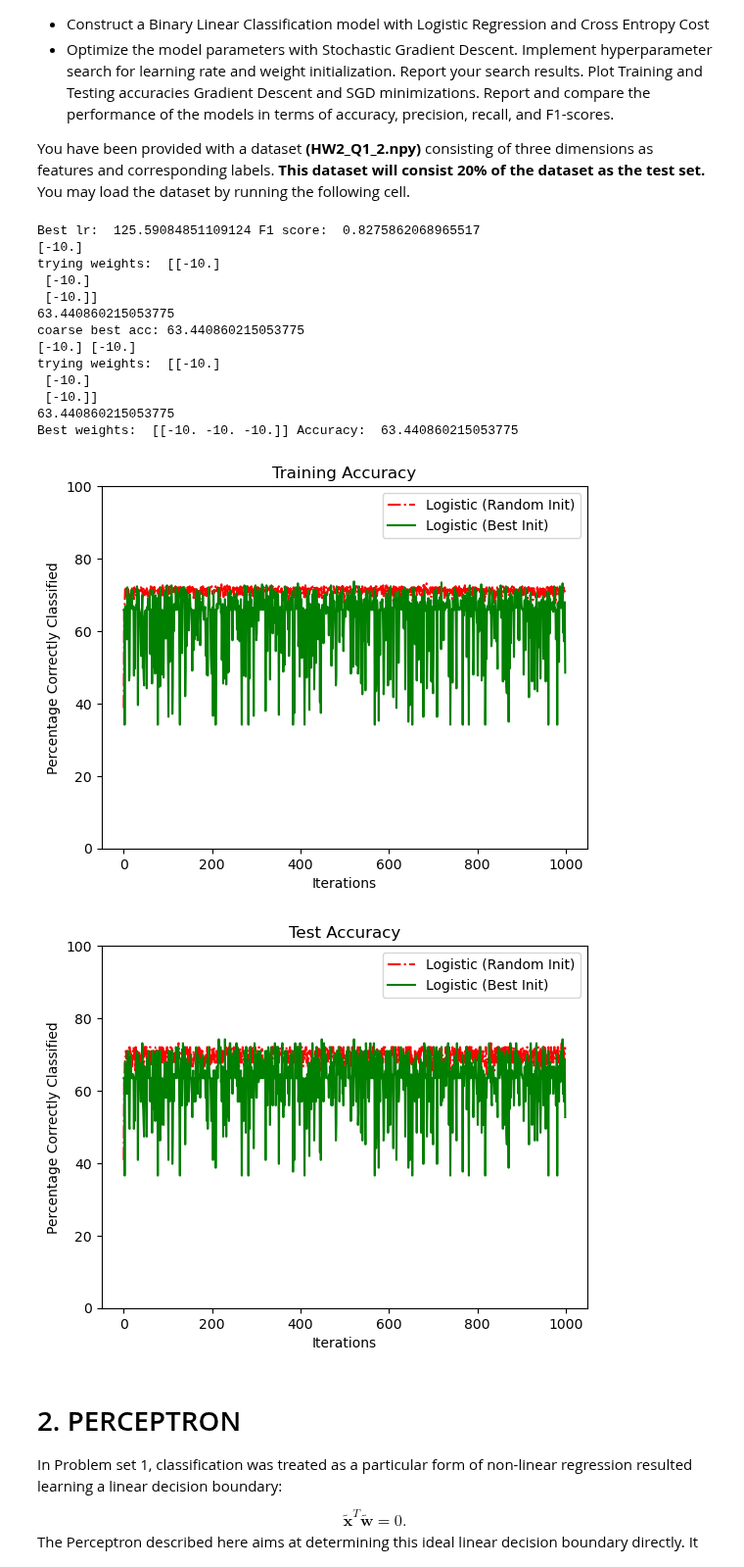
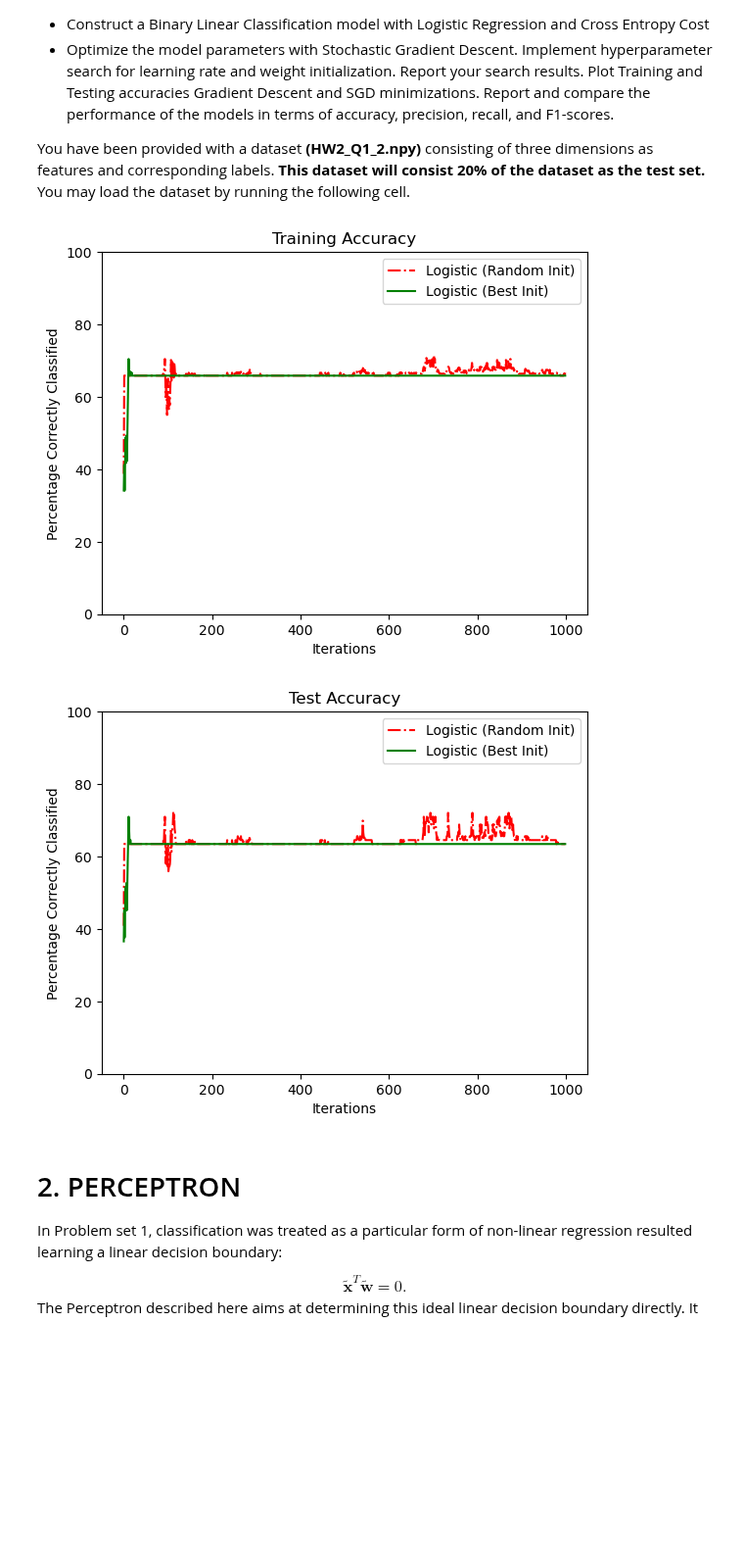
Before and after one commit to MustafaKrc/LFD24, a Jupyter notebook: Binary Linear Classification with Logistic Regression and Perceptron (With SGD)/Homework-3.ipynb, the cells around one changed output. Shown at 98% size. Cells and saved outputs as stored; diff of their text form; code cells hidden in the pictures; blank space fills up the shorter version.

Commit message:
Fix gradient calc & accuracy calc
1.2 and 2.1 are still broken..

```diff
--- a/Binary Linear Classification with Logistic Regression and Perceptron (With SGD)/Homework-3.ipynb
+++ b/Binary Linear Classification with Logistic Regression and Perceptron (With SGD)/Homework-3.ipynb
@@ -445,67 +466,57 @@ scaler = MinMaxScaler()
 # Fit the scaler to x_train
 scaler.fit(x_train)
 
+
 # Transform x_train and x_test
 x_train_scaled = scaler.transform(x_train)
 x_test_scaled = scaler.transform(x_test)
 
 # Create a model instance
-best_lr, lr_f1 = findOptimumLR(10**-6, 10, x_train_scaled, y_train, x_test_scaled, y_test,
-                                100, LogisticRegression, sensitivity=55)
-print("Best lr: ", best_lr, "F1 score: ", lr_f1)
+#best_lr, lr_f1 = findOptimumLR(10**-6, 10, x_train_scaled, y_train, x_test_scaled, y_test,
+#                                75, LogisticRegression, sensitivity=20)
+#print("Best lr: ", best_lr, "F1 score: ", lr_f1)
 
-best_w, w_acc = findOptimumInitWeights_CE(-10, 10, x_train_scaled, y_train, x_test_scaled, y_test,
-                                        100, LogisticRegression, lr = best_lr, sensitivity = 25)
-print("Best weights: ", best_w, "Accuracy: ", w_acc)
+#best_w, w_acc = findOptimumInitWeights_CE(-10, 10, x_train_scaled, y_train, x_test_scaled, y_test,
+#                                        25, LogisticRegression, lr = best_lr, sensitivity = 7.5)
+#print("Best weights: ", best_w, "Accuracy: ", w_acc)
 rand_model_ce = LogisticRegression(x_train_scaled, y_train, x_test_scaled, y_test) # random initialization
+best_lr = 0.02
+best_w = np.array([[0.05], [0.05], [0.05]]).T
 best_model_ce = LogisticRegression(x_train_scaled, y_train, x_test_scaled, y_test, lr = best_lr, init_weights = best_w) # best initialization
 
 random_train_acc_CE, random_test_acc_CE = rand_model_ce.train_binary_classification_cross_entropy(iterations = 1000)
 best_train_acc_CE, best_test_acc_CE = best_model_ce.train_binary_classification_cross_entropy(iterations = 1000)
 
 #Plot the model training accuracies
 plt.xlabel('Iterations')
 plt.ylabel('Percentage Correctly Classified')
 plt.title('Training Accuracy')
 plt.ylim([0, 100])
 plt.plot(random_train_acc_CE, 'r-.', label='Logistic (Random Init)')
 plt.plot(best_train_acc_CE, 'g-', label='Logistic (Best Init)')
 plt.legend(loc='best')
 plt.show()
 
 #Plot the model testing accuracies
 plt.xlabel('Iterations')
 plt.ylabel('Percentage Correctly Classified')
 plt.title('Test Accuracy')
 plt.ylim([0, 100])
 plt.plot(random_test_acc_CE, 'r-.', label='Logistic (Random Init)')
 plt.plot(best_test_acc_CE, 'g-', label='Logistic (Best Init)')
 plt.legend(loc='best')
 plt.show()
 
 
 # plot performance metrics..
 
 
 ##############################################################################
 #                             END OF YOUR CODE                               #
 ##############################################################################
 # %% [output]
-Best lr:  125.59084851109124 F1 score:  0.8275862068965517
-[-10.]
-trying weights:  [[-10.]
- [-10.]
- [-10.]]
-63.440860215053775
-coarse best acc: 63.440860215053775
-[-10.] [-10.]
-trying weights:  [[-10.]
- [-10.]
- [-10.]]
-63.440860215053775
-Best weights:  [[-10. -10. -10.]] Accuracy:  63.440860215053775
-[figure, old version]
+[figure, new version]
-[figure, old version]
+[figure, new version]
 # %% [markdown]
 # 2. PERCEPTRON
 
```
Also changed, not shown: parts of 6 cells of this notebook, 2 other files.
